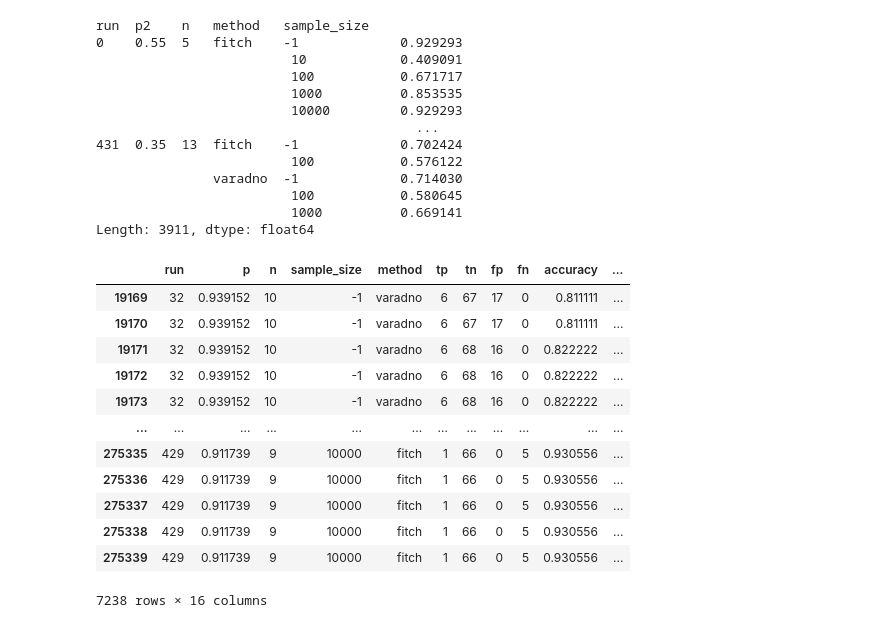
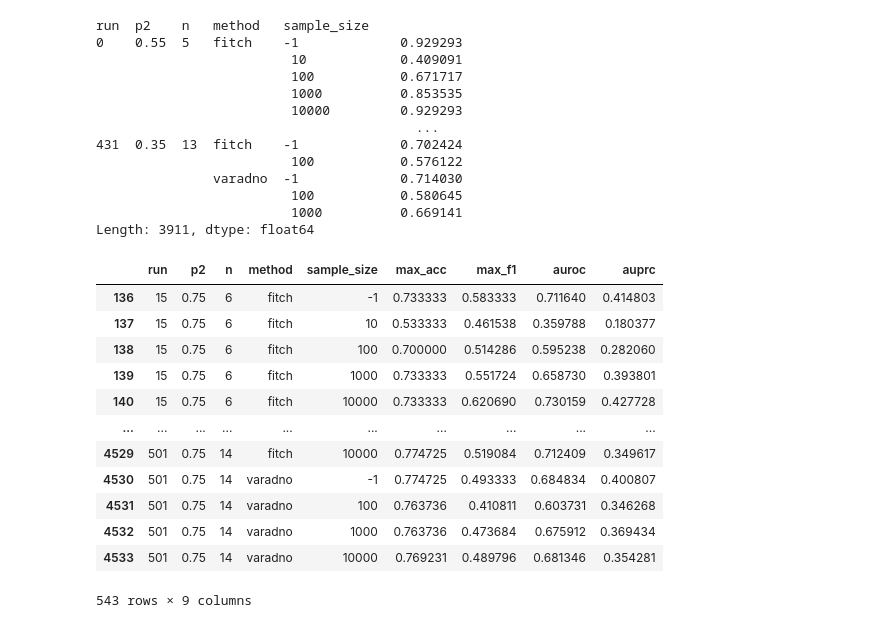
Before and after one commit to pirokinsis/master, a Jupyter notebook: draw_graphs.ipynb, the cells around one changed output. Drawn from its saved outputs; the diff is of its cells as text; code cells hidden in the pictures.

```diff
--- a/draw_graphs.ipynb
+++ b/draw_graphs.ipynb
@@ -3,2 +12,7 @@ import pandas as pd
+# %%
+mc="sample_size"
+ms=["normal","normalg","group"]
+labels=["l1","l1 on group","group regularization"]
+datafile="data_backup2.txt"
 # %%
-data=pd.read_csv("data_rand_backup.txt",sep=";",names=("run","p","n","sample_size","method","tp","tn","fp","fn"))
+data=pd.read_csv(datafile,sep=";",names=("run","p","n",mc,"method","tp","tn","fp","fn"))
@@ -4,0 +32,6 @@ data=pd.read_csv("data_rand_backup.txt",sep=";",names=("run","p","n","sample_siz
+# %%
+fil= ((data.tp+data.fp)>0)
+fil&= ((data.tn+data.fn)>0)
+data=data[fil]
+data.p=1-data.p
+(~fil).sum()
@@ -6,6 +41,9 @@ data=pd.read_csv("data_rand_backup.txt",sep=";",names=("run","p","n","sample_siz
 data["accuracy"]=(data.tp+data.tn)/(data.tp+data.tn+data.fp+data.fn)
 data["percision"]=(data.tp)/(data.tp+data.fp)
 data["recall"]=(data.tp)/(data.tp+data.fn)
-data["f1"]=2*(data.percision*data.recall)/(data.percision+data.recall)
+data["f1"]=(2*data.tp)/(2*data.tp+data.fp+data.fn)
 data["tpr"]=data.tp/(data.tp+data.fn)
 data["fpr"]=data.fp/(data.fp+data.tn)
+
+#data[["accuracy","percision","recall","f1","tpr","fpr"]]=data[["accuracy","percision","recall","f1","tpr","fpr"]].fillna(0)
+data=data.dropna()
@@ -147,20 +249,20 @@ run  p2    n   method   sample_size
                          1000          0.669141
 Length: 3911, dtype: float64
 # %%
-data[data.p>0.9]
+grouped[grouped.p2==0.75]
 # %% [output]
-|  | run | p | n | sample_size | method | tp | tn | fp | fn | accuracy | ... |
-| 19169 | 32 | 0.939152 | 10 | -1 | varadno | 6 | 67 | 17 | 0 | 0.811111 | ... |
-| 19170 | 32 | 0.939152 | 10 | -1 | varadno | 6 | 67 | 17 | 0 | 0.811111 | ... |
-| 19171 | 32 | 0.939152 | 10 | -1 | varadno | 6 | 68 | 16 | 0 | 0.822222 | ... |
-| 19172 | 32 | 0.939152 | 10 | -1 | varadno | 6 | 68 | 16 | 0 | 0.822222 | ... |
-| 19173 | 32 | 0.939152 | 10 | -1 | varadno | 6 | 68 | 16 | 0 | 0.822222 | ... |
-| ... | ... | ... | ... | ... | ... | ... | ... | ... | ... | ... | ... |
-| 275335 | 429 | 0.911739 | 9 | 10000 | fitch | 1 | 66 | 0 | 5 | 0.930556 | ... |
-| 275336 | 429 | 0.911739 | 9 | 10000 | fitch | 1 | 66 | 0 | 5 | 0.930556 | ... |
-| 275337 | 429 | 0.911739 | 9 | 10000 | fitch | 1 | 66 | 0 | 5 | 0.930556 | ... |
-| 275338 | 429 | 0.911739 | 9 | 10000 | fitch | 1 | 66 | 0 | 5 | 0.930556 | ... |
-| 275339 | 429 | 0.911739 | 9 | 10000 | fitch | 1 | 66 | 0 | 5 | 0.930556 | ... |
+|  | run | p2 | n | method | sample_size | max_acc | max_f1 | auroc | auprc |
+| 136 | 15 | 0.75 | 6 | fitch | -1 | 0.733333 | 0.583333 | 0.711640 | 0.414803 |
+| 137 | 15 | 0.75 | 6 | fitch | 10 | 0.533333 | 0.461538 | 0.359788 | 0.180377 |
+| 138 | 15 | 0.75 | 6 | fitch | 100 | 0.700000 | 0.514286 | 0.595238 | 0.282060 |
+| 139 | 15 | 0.75 | 6 | fitch | 1000 | 0.733333 | 0.551724 | 0.658730 | 0.393801 |
+| 140 | 15 | 0.75 | 6 | fitch | 10000 | 0.733333 | 0.620690 | 0.730159 | 0.427728 |
+| ... | ... | ... | ... | ... | ... | ... | ... | ... | ... |
+| 4529 | 501 | 0.75 | 14 | fitch | 10000 | 0.774725 | 0.519084 | 0.712409 | 0.349617 |
+| 4530 | 501 | 0.75 | 14 | varadno | -1 | 0.774725 | 0.493333 | 0.684834 | 0.400807 |
+| 4531 | 501 | 0.75 | 14 | varadno | 100 | 0.763736 | 0.410811 | 0.603731 | 0.346268 |
+| 4532 | 501 | 0.75 | 14 | varadno | 1000 | 0.763736 | 0.473684 | 0.675912 | 0.369434 |
+| 4533 | 501 | 0.75 | 14 | varadno | 10000 | 0.769231 | 0.489796 | 0.681346 | 0.354281 |
-7238 rows × 16 columns
+543 rows × 9 columns
 # %%
 data[(data.run==32)&()]
```
Also changed, not shown: parts of 22 cells of this notebook, 15 other files.
